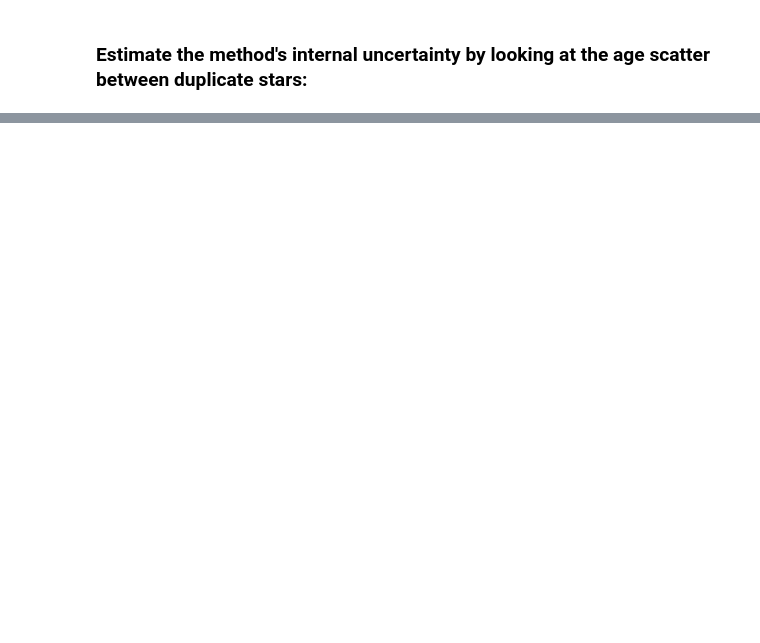
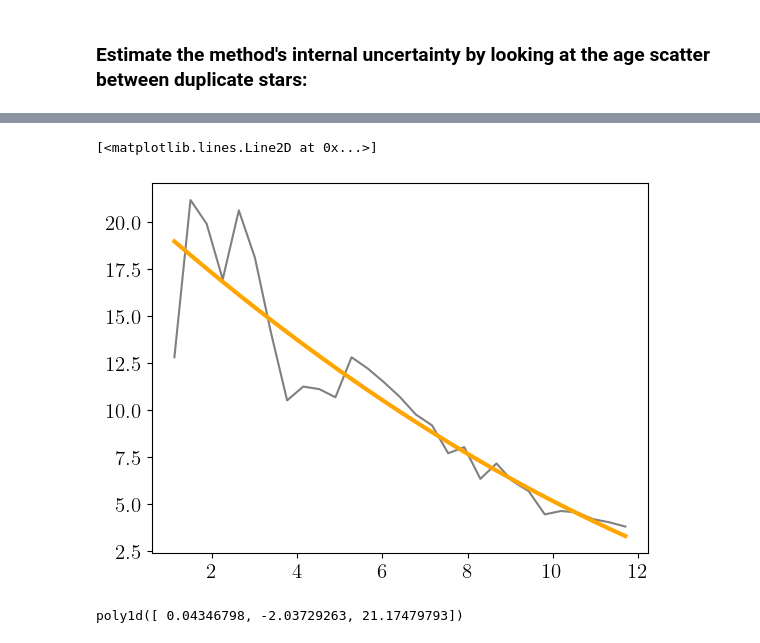
Before and after one commit to fjaellet/xgboost_chem_ages, a Jupyter notebook: py/train_xgboost_miglio2021.ipynb, the cells around one changed output, grey strips where cells are left out. Drawn from its saved outputs; the diff is of its cells as text; code cells hidden in the pictures; blank space fills up the shorter version.

```diff
--- a/py/train_xgboost_miglio2021.ipynb
+++ b/py/train_xgboost_miglio2021.ipynb
@@ -536,2 +527,6 @@ save_big.to_csv("../data/spec_ages"+suffix+".csv")
+# %%
+save_big["spec_age"+suffix+"_calib"]  = np.round(pred_big + calib_func(pred_big), 2)
+save_big["spec_age"+suffix+"_uncert"] = np.round(0.01 * p2(pred_big) * pred_big, 2)
+save_big.to_csv("../data/spec_ages"+suffix+".csv")
 # %% [markdown]
 ### Have a look at the big table
@@ -544,0 +533,4 @@ print("Median relative age uncertainty:", np.round(100.*np.median(sel_big["spec_
+# %%
+sel_big["spec_age"+suffix]           = np.array(save_big["spec_age"+suffix])
+sel_big["spec_age"+suffix+"_calib"]  = np.array(save_big["spec_age"+suffix+"_calib"])
+sel_big["spec_age"+suffix+"_uncert"] = np.array(save_big["spec_age"+suffix+"_uncert"])
@@ -552,0 +548,3 @@ print(np.sum(sel_big.duplicated(subset=['APOGEE_ID'])), "multiple APOGEE_IDs")
+# %%
+sel_big = sel_big.sort_values(by='SNREV', ascending=False)
+print(np.sum(sel_big.duplicated(subset=['APOGEE_ID'])), "multiple APOGEE_IDs")
@@ -583,0 +579,9 @@ p3
+# %%
+dups_last  = sel_big[["APOGEE_ID","SNREV","spec_age"+suffix]][sel_big.duplicated(subset=['APOGEE_ID'], keep="first")]
+dups_first = sel_big[["APOGEE_ID","SNREV","spec_age"+suffix]][sel_big.duplicated(subset=['APOGEE_ID'], keep="last")]
+
+dups_last  = dups_last.set_index("APOGEE_ID")
+dups_first = dups_first.set_index("APOGEE_ID")
+
+dups = dups_first.merge(dups_last, on='APOGEE_ID', suffixes=('_first', '_last'))
+dups
@@ -583,0 +603,15 @@ p3
+# %%
+agebins, med, q16, q84, N = running_median(dups["spec_age"+suffix+"_first"],
+                                           dups["spec_age"+suffix+"_last"]-dups["spec_age"+suffix+"_first"], nbins=30)
+uncert = 50.*(np.array(q84)-np.array(q16)) / np.array(agebins)
+plt.plot(agebins, uncert, color="grey")
+unc_fit = np.polyfit(agebins, uncert, 2)
+p3 = np.poly1d(unc_fit)
+plt.plot(agebins, p3(agebins), lw=3, c="orange")
+# %% [output]
+[<matplotlib.lines.Line2D at 0x...>]
+[figure, added]
+# %%
+p3
+# %% [output]
+poly1d([ 0.04346798, -2.03729263, 21.17479793])
```
Also changed, not shown: parts of 38 cells of this notebook, 33 other files.
